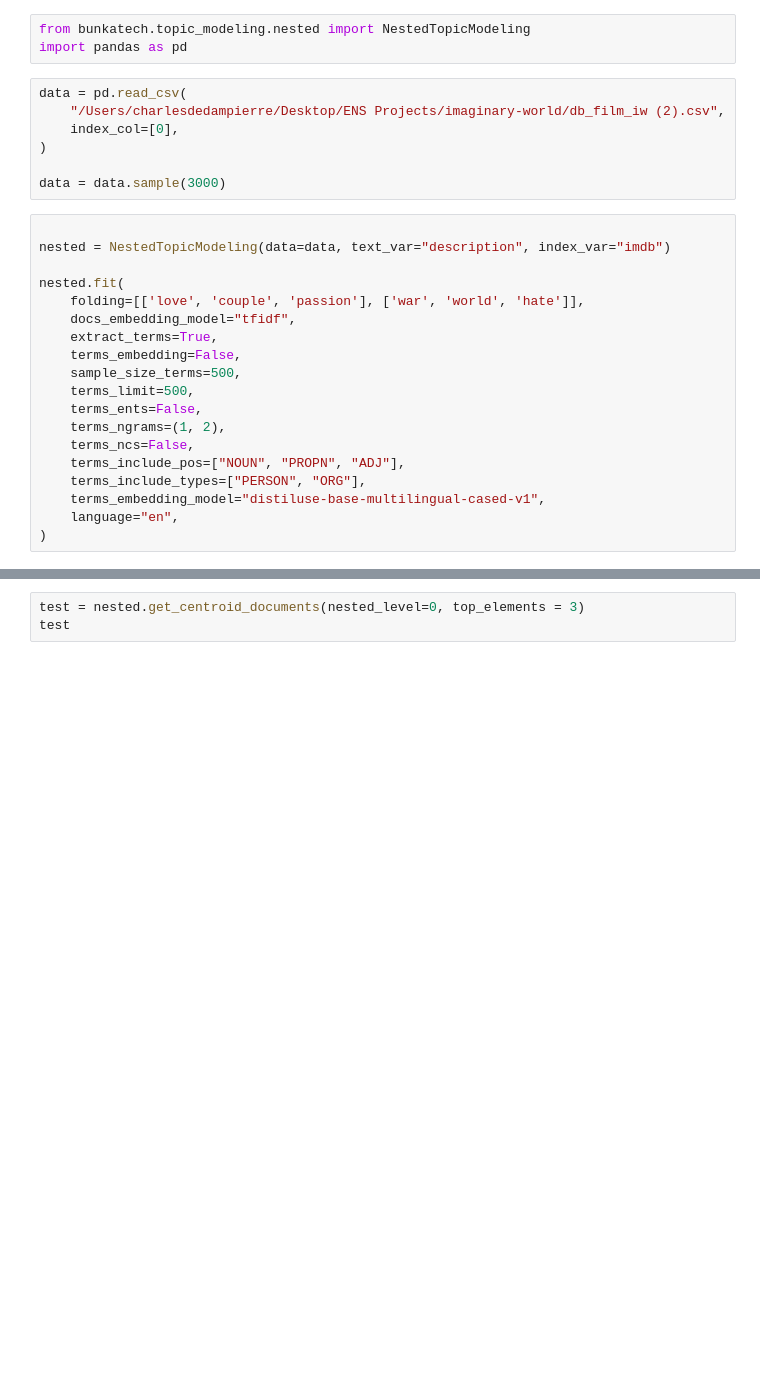
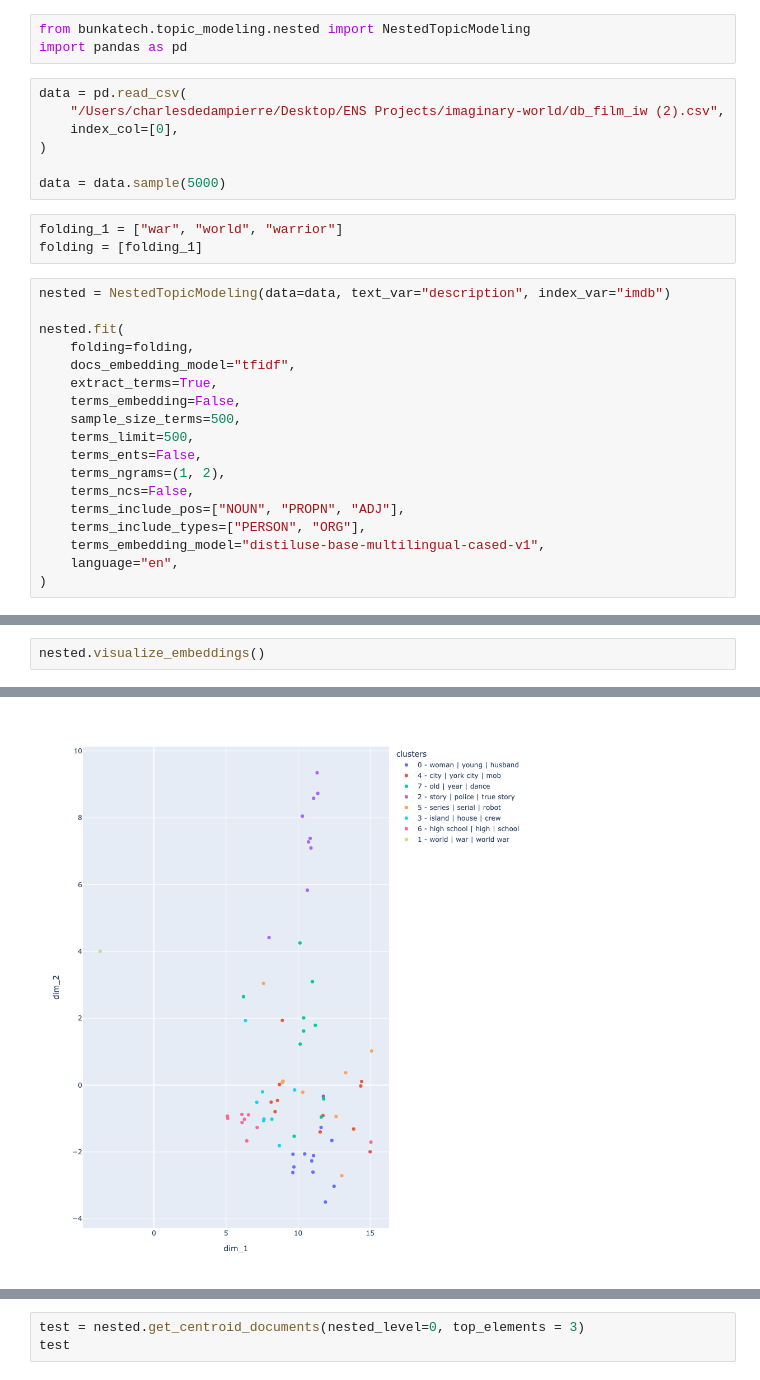
Before and after one commit to charlesdedampierre/bunkatech, a Jupyter notebook: test_nested_class.ipynb, the cells around one changed output, grey strips where cells are left out. Saved outputs shown, nothing was run; the diff lists cells and outputs as text; blank space fills up the shorter version.

```diff
--- a/test_nested_class.ipynb
+++ b/test_nested_class.ipynb
@@ -7,13 +7,15 @@ data = pd.read_csv(
     index_col=[0],
 )
 
-data = data.sample(3000)
+data = data.sample(5000)
+# %%
+folding_1 = ["war", "world", "warrior"]
+folding = [folding_1]
 # %%
-
 nested = NestedTopicModeling(data=data, text_var="description", index_var="imdb")
 
 nested.fit(
-    folding=[['love', 'couple', 'passion'], ['war', 'world', 'hate']],
+    folding=folding,
     docs_embedding_model="tfidf",
     extract_terms=True,
     terms_embedding=False,
@@ -39,0 +55,3 @@ ValueError: Length mismatch: Expected axis has 3007 elements, new values have 29
+# %%
+nested.visualize_embeddings()
+# %% [output]
@@ -39,0 +65 @@ ValueError: Length mismatch: Expected axis has 3007 elements, new values have 29
+[figure, added]
```
Also changed, not shown: parts of 6 cells of this notebook, 7 other files.
